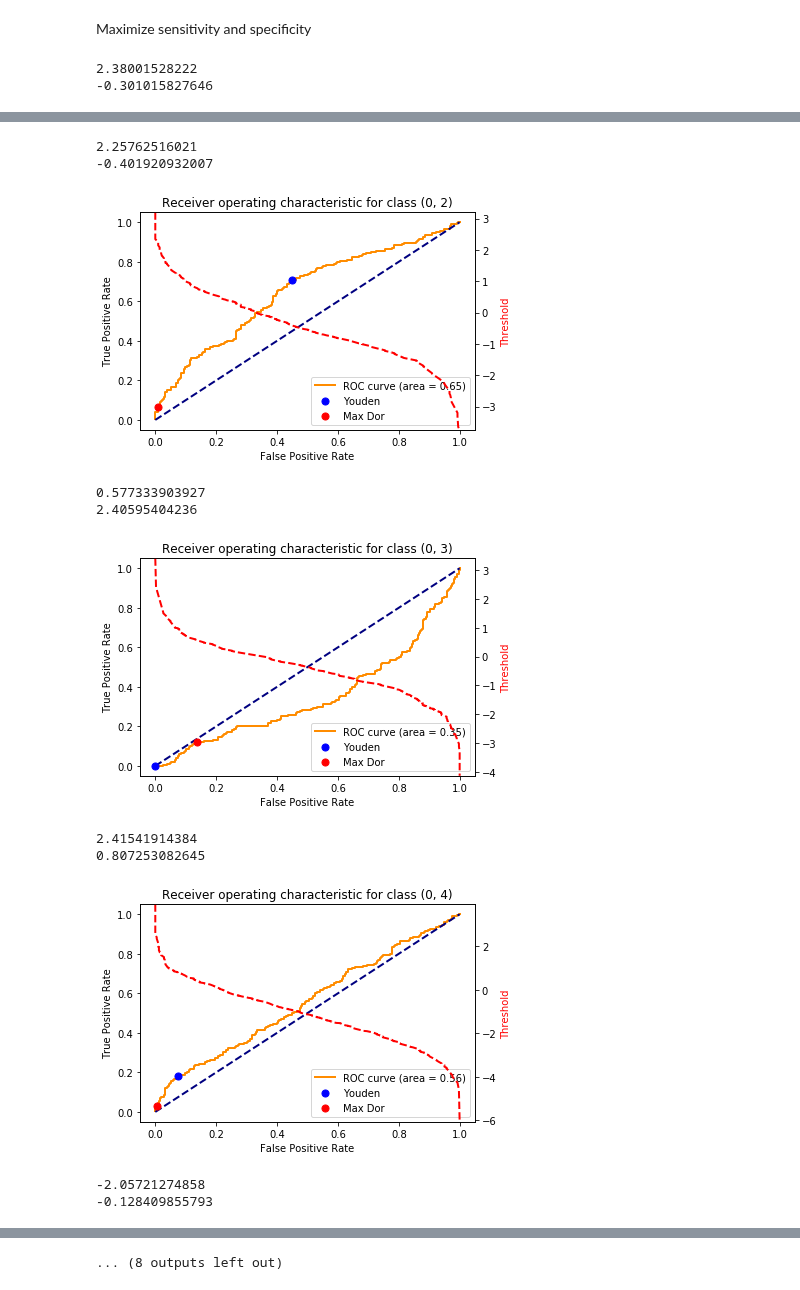
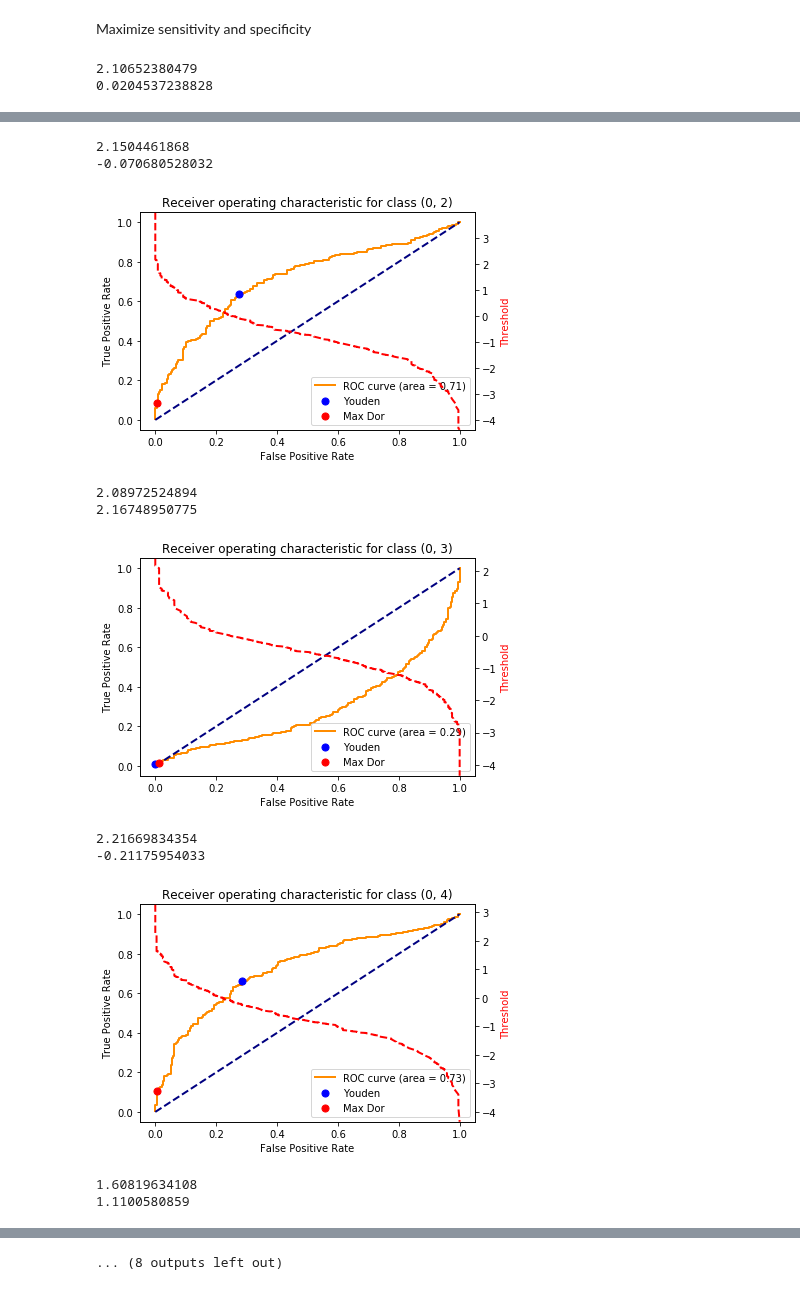
Before and after one commit to gabrielmatos26/Ova-and-Ava-classifiers, a Jupyter notebook: synthetic_data_ovo.ipynb, the cells around one changed output, grey strips where cells are left out. Cells and saved outputs as stored; diff of their text form; code cells hidden in the pictures.

```diff
--- a/synthetic_data_ovo.ipynb
+++ b/synthetic_data_ovo.ipynb
@@ -114,10 +117,10 @@ def synthetic_data(p, t):
 #data = synthetic_data(0.3, 3000)
 
 #each class is 40% of a group of total data
-#data = synthetic_data(0.4, 3000)
+data = synthetic_data(0.4, 3000)
 
 #each class is 50% of a group of total data
-data = synthetic_data(0.7, 3000)
+#data = synthetic_data(0.7, 3000)
 
 #each class is 60% of a group of total data
 #data = synthetic_data(0.7, 3000)
@@ -304,7 +307,7 @@ for i in range(n_clf):
         c_index4 += 1
 
 
-    cutpoints[i] = (thresholds[i][c_index3], thresholds[i][c_index4])
+    cutpoints[i] = np.array([thresholds[i][c_index3], thresholds[i][c_index4]])
     #print(thresholds[i], c_index1, c_index2)
     print(thresholds[i][c_index4])
     print(thresholds[i][c_index3])
@@ -334,5 +337,5 @@ for i in range(n_clf):
     plt.savefig(os.path.join(os.getcwd(), 'heart_' + str(tuple(reversed(c_groups[i])))) + '.png')
     plt.show()
 # %% [output]
-2.38001528222
--0.301015827646
+2.10652380479
+0.0204537238828
@@ -340,11 +343,11 @@ for i in range(n_clf):
-2.25762516021
--0.401920932007
+2.1504461868
+-0.070680528032
-[figure, old version]
+[figure, new version]
-0.577333903927
-2.40595404236
+2.08972524894
+2.16748950775
-[figure, old version]
+[figure, new version]
-2.41541914384
-0.807253082645
+2.21669834354
+-0.21175954033
-[figure, old version]
+[figure, new version]
--2.05721274858
--0.128409855793
+1.60819634108
+1.1100580859
```
Also changed, not shown: parts of 5 cells of this notebook, 1 other file.
